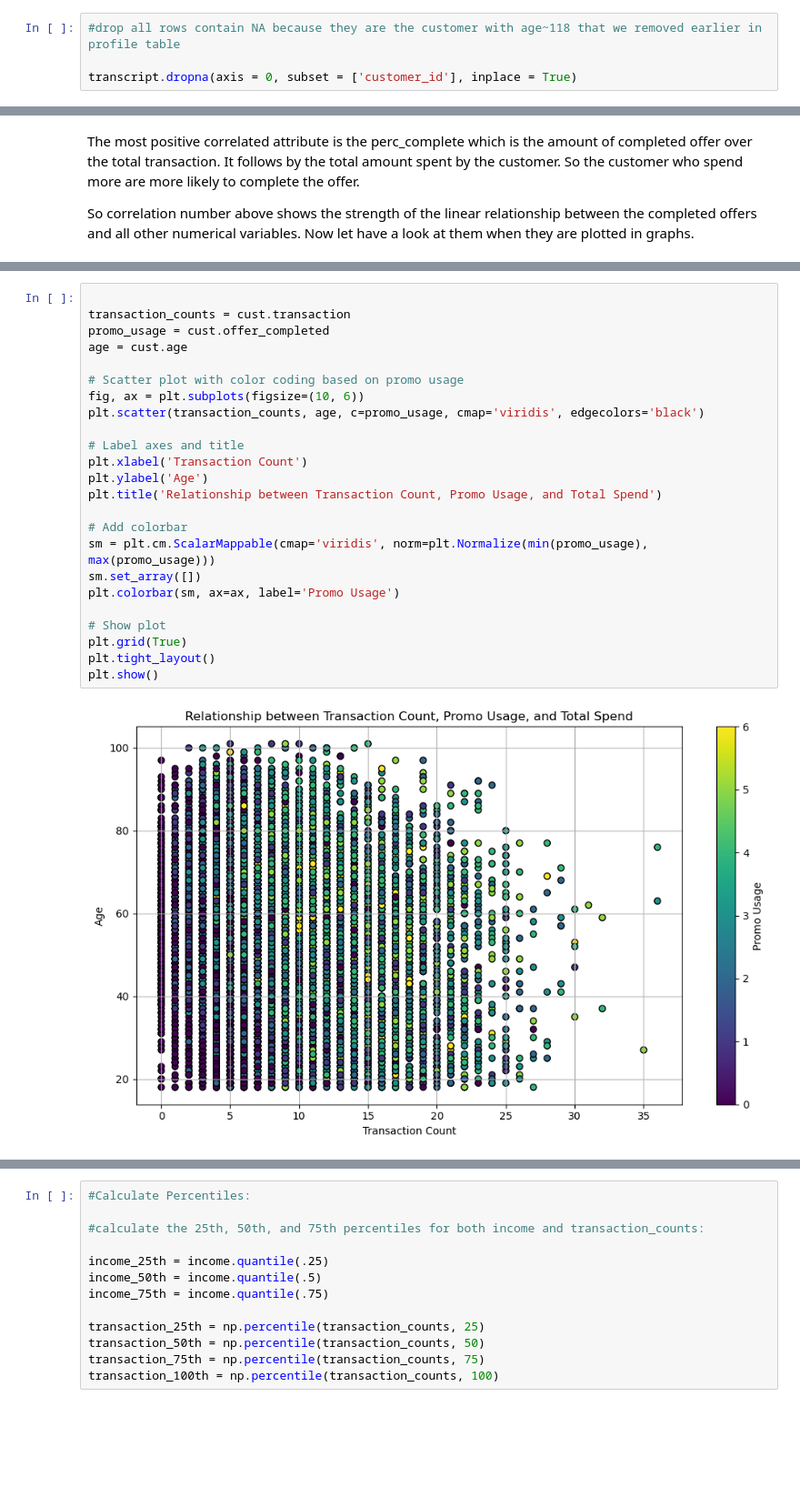
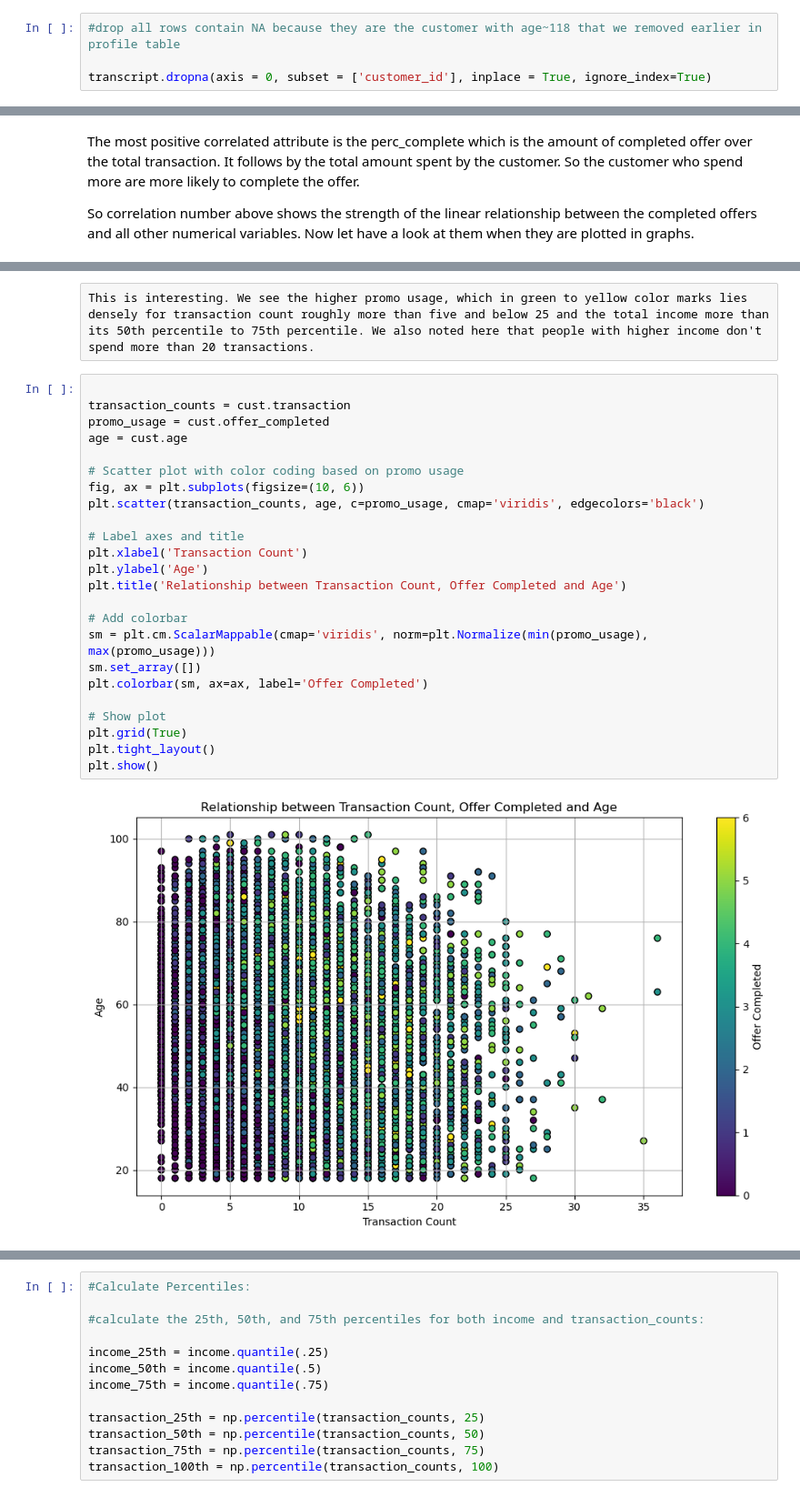
Before and after one commit to fatinshariff/sbcapstone, a Jupyter notebook: Starbucks_Capstone_Project.ipynb, the cells around one changed output, grey strips where cells are left out. Shown at 91% size. Cells and saved outputs as stored; diff of their text form; blank space fills up the shorter version.

```diff
--- a/Starbucks_Capstone_Project.ipynb
+++ b/Starbucks_Capstone_Project.ipynb
@@ -470,7 +470,7 @@ memory usage: 18.7 MB
 # %%
 #drop all rows contain NA because they are the customer with age~118 that we removed earlier in profile table
 
-transcript.dropna(axis = 0, subset = ['customer_id'], inplace = True)
+transcript.dropna(axis = 0, subset = ['customer_id'], inplace = True, ignore_index=True)
 # %%
 transcript.info()
 # %% [output]
@@ -968,26 +926,28 @@ plt.show()
+# %% [raw]
+This is interesting. We see the higher promo usage, which in green to yellow color marks lies densely for transaction count roughly more than five and below 25 and the total income more than its 50th percentile to 75th percentile. We also noted here that people with higher income don't spend more than 20 transactions.
 # %%
 
 transaction_counts = cust.transaction
 promo_usage = cust.offer_completed
 age = cust.age
 
 # Scatter plot with color coding based on promo usage
 fig, ax = plt.subplots(figsize=(10, 6))
 plt.scatter(transaction_counts, age, c=promo_usage, cmap='viridis', edgecolors='black')
 
 # Label axes and title
 plt.xlabel('Transaction Count')
 plt.ylabel('Age')
-plt.title('Relationship between Transaction Count, Promo Usage, and Total Spend')
+plt.title('Relationship between Transaction Count, Offer Completed and Age')
 
 # Add colorbar
 sm = plt.cm.ScalarMappable(cmap='viridis', norm=plt.Normalize(min(promo_usage), max(promo_usage)))
 sm.set_array([])
-plt.colorbar(sm, ax=ax, label='Promo Usage')
+plt.colorbar(sm, ax=ax, label='Offer Completed')
 
 # Show plot
 plt.grid(True)
 plt.tight_layout()
 plt.show()
 # %% [output]
-[figure, old version]
+[figure, new version]
```
Also changed, not shown: parts of 22 cells of this notebook, 1 other file.
